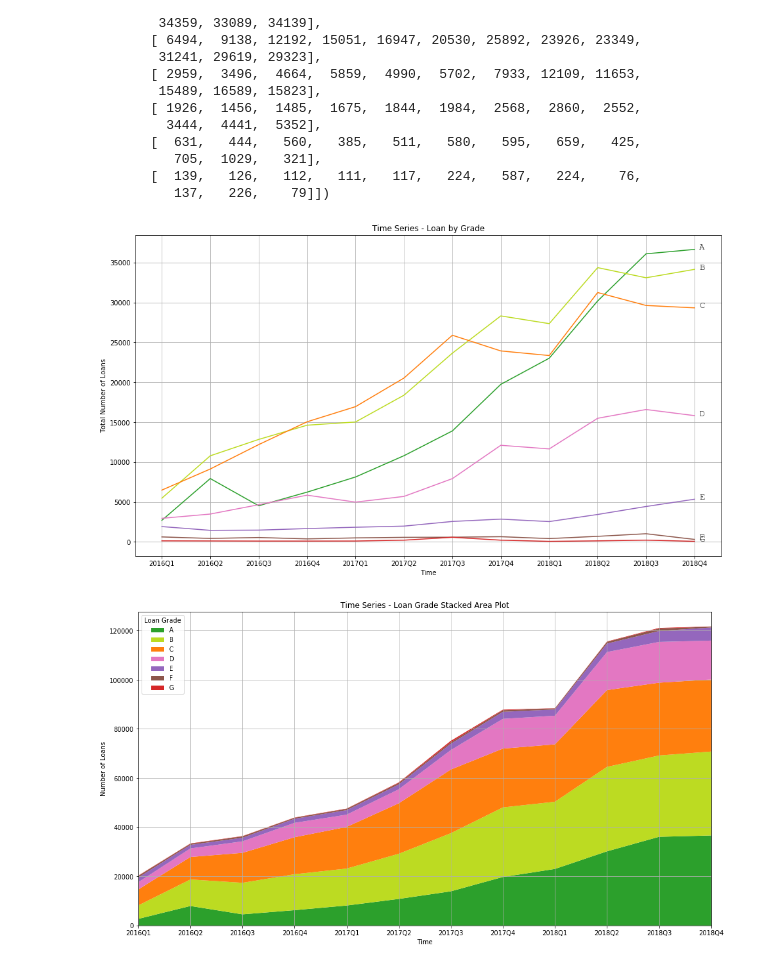
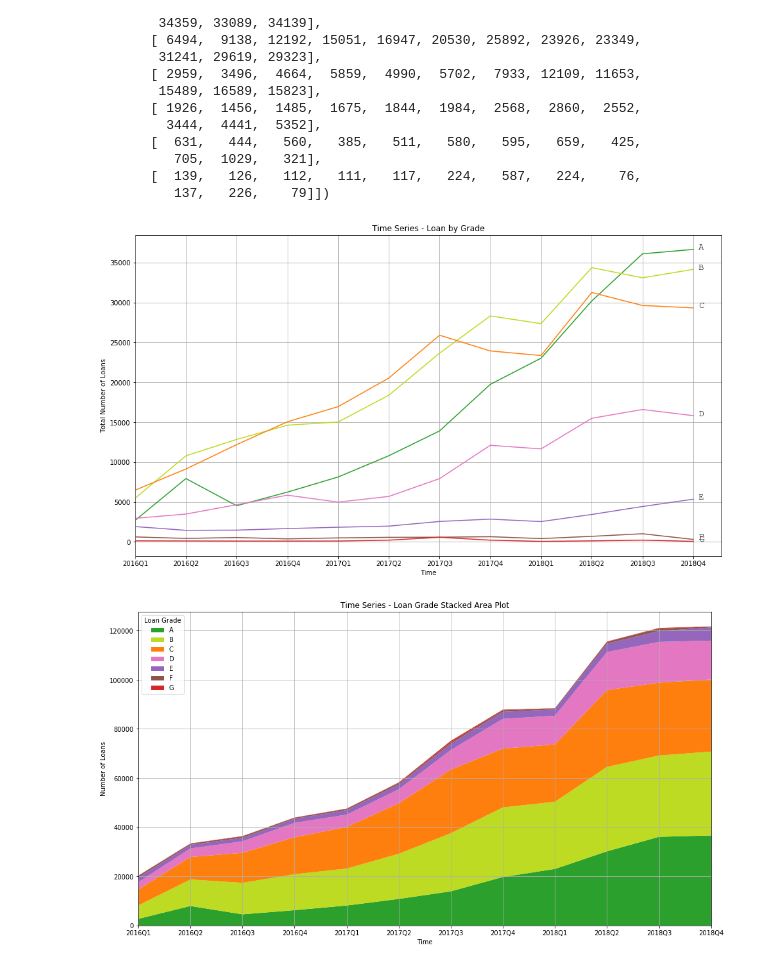
Before and after one commit to juszhan/LendingClub-Profitability, a Jupyter notebook: lendingclub_time_series_analysis.ipynb, the cells around one changed output. Drawn from its saved outputs; the diff is of its cells as text; code cells hidden in the pictures.

```diff
--- a/lendingclub_time_series_analysis.ipynb
+++ b/lendingclub_time_series_analysis.ipynb
@@ -351,22 +356,22 @@ array([[ 2708,  7940,  4535,  6241,  8137, 10802, 13908, 19741, 23015,
 # %%
 plt.figure(figsize=(16,9))
 
 x = list(range(len(dataset)))
 colors = ["#2ca02c", "#bcdb22", "#ff7f0e", "#e377c2", "#9467bd", "#8c564b", "#d62728"]
 for y, color, label in zip(grade_count[sorted_grade], colors, list("ABCDEFG")):
     plt.plot(x, y, label=label, color=color)
     plt.annotate(label, xy=(x[-1] + 0.1, y[-1]), fontname="Courier New", fontsize=14)
 plt.xticks(ticks=list(range(len(names))), labels=names)
-
+plt.xlim(left=0)
 plt.grid(True)
 plt.xlabel("Time")
 plt.ylabel("Total Number of Loans")
 # plt.legend(loc=2)
 plt.title("Time Series - Loan by Grade")
 plt.savefig("assets/Time Series - Loan by Grade.png", bbox_inches='tight')
 plt.show()
 # %% [output]
-[figure, old version]
+[figure, new version]
 # %%
 plt.figure(figsize=(16,9))
 
```
Also changed, not shown: parts of 8 cells of this notebook, 9 other files.
